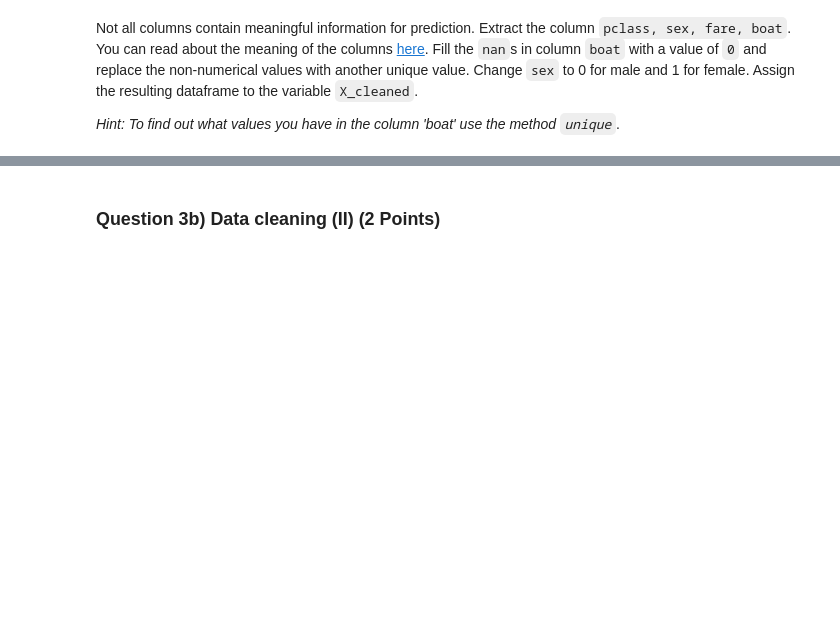
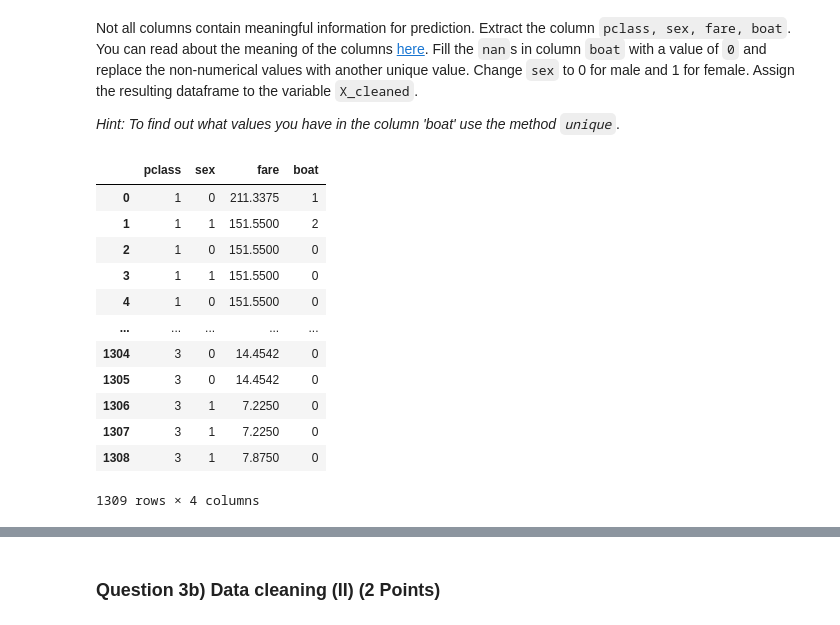
Before and after one commit to nirazul/pids-notebooks-fs24, a Jupyter notebook: exercises/exercise11/11-exercise-pids2024.ipynb, the cells around one changed output, grey strips where cells are left out. Saved outputs shown, nothing was run; the diff lists cells and outputs as text; code cells hidden in the pictures; blank space fills up the shorter version.

```diff
--- a/exercises/exercise11/11-exercise-pids2024.ipynb
+++ b/exercises/exercise11/11-exercise-pids2024.ipynb
@@ -179,9 +195,8 @@ grader.check("Question 2c")
 In this exercise we walk through a data cleaning process and working with non-numerical data, before we
 do a classification.
 # %%
-
 # Load the dataset
-X, y = fetch_openml("titanic", version=1, as_frame=True, return_X_y=True)
+X, y = fetch_openml("titanic", version=1, as_frame=True, return_X_y=True, parser='auto')
 y = y.apply(lambda x: int(x))
 # %% [markdown]
 ### Question 3a) Data cleaning (I) (2 Points)
@@ -197,9 +212,29 @@ Change `sex` to 0 for male and 1 for female. Assign the resulting dataframe to t
 # %%
 
 class Question3a:
-    ...
-    X_cleaned = ...
+    X = X
+    X_cleaned = X[['pclass', 'sex', 'fare', 'boat']]
 
-    display(X_cleaned)
+    X_cleaned['sex'] = X_cleaned['sex'].replace({'male': 1, 'female': 0})
+
+    codes, uniques = pd.factorize(X_cleaned['boat'], use_na_sentinel=True)
+    X_cleaned['boat'] = codes + 1
+
+
+Question3a.X_cleaned
+# %% [output]
+|  | pclass | sex | fare | boat |
+| 0 | 1 | 0 | 211.3375 | 1 |
+| 1 | 1 | 1 | 151.5500 | 2 |
+| 2 | 1 | 0 | 151.5500 | 0 |
+| 3 | 1 | 1 | 151.5500 | 0 |
+| 4 | 1 | 0 | 151.5500 | 0 |
+| ... | ... | ... | ... | ... |
+| 1304 | 3 | 0 | 14.4542 | 0 |
+| 1305 | 3 | 0 | 14.4542 | 0 |
+| 1306 | 3 | 1 | 7.2250 | 0 |
+| 1307 | 3 | 1 | 7.2250 | 0 |
+| 1308 | 3 | 1 | 7.8750 | 0 |
+1309 rows × 4 columns
 # %%
 grader.check("Question 3a")
```
Also changed, not shown: parts of 16 cells of this notebook, 15 other files.
